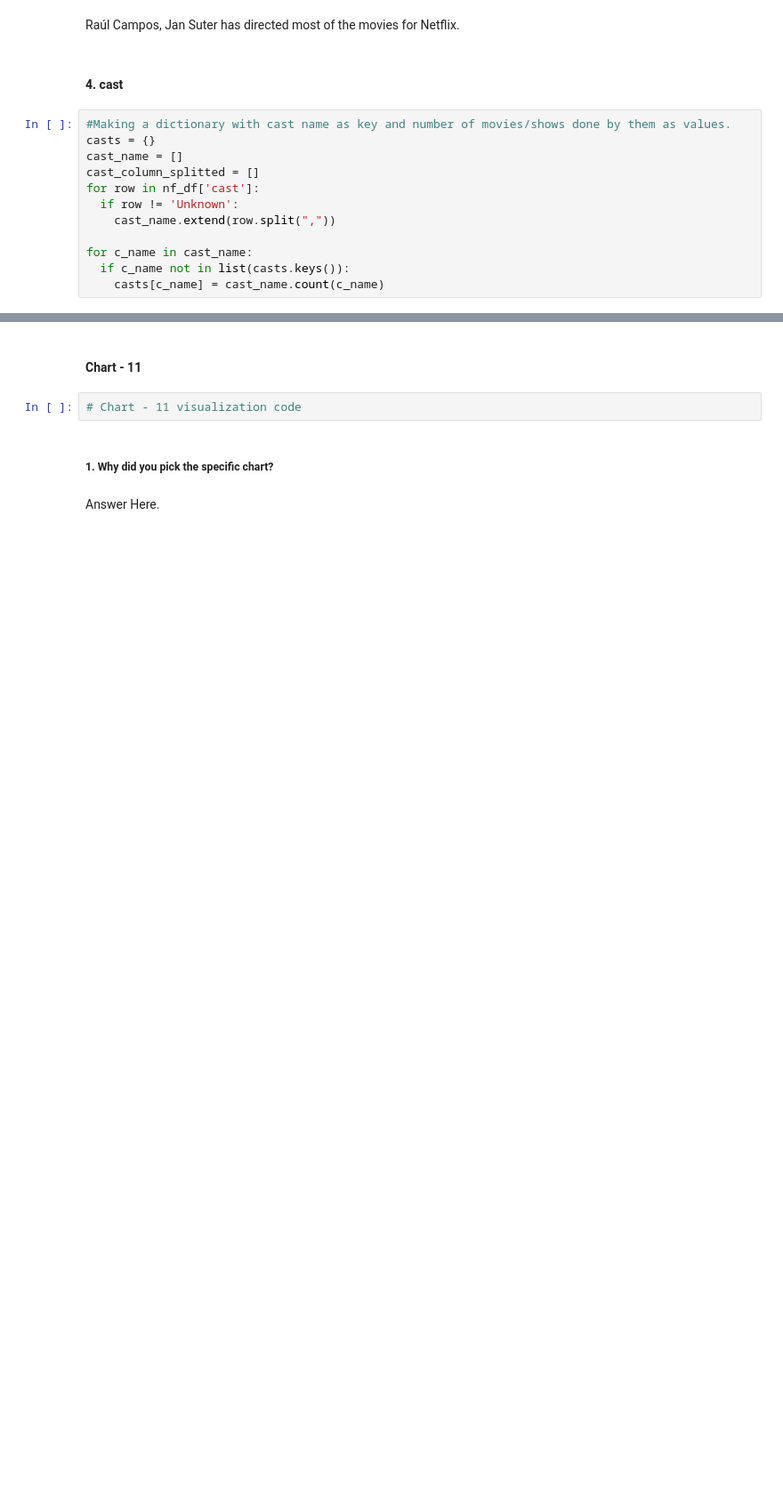
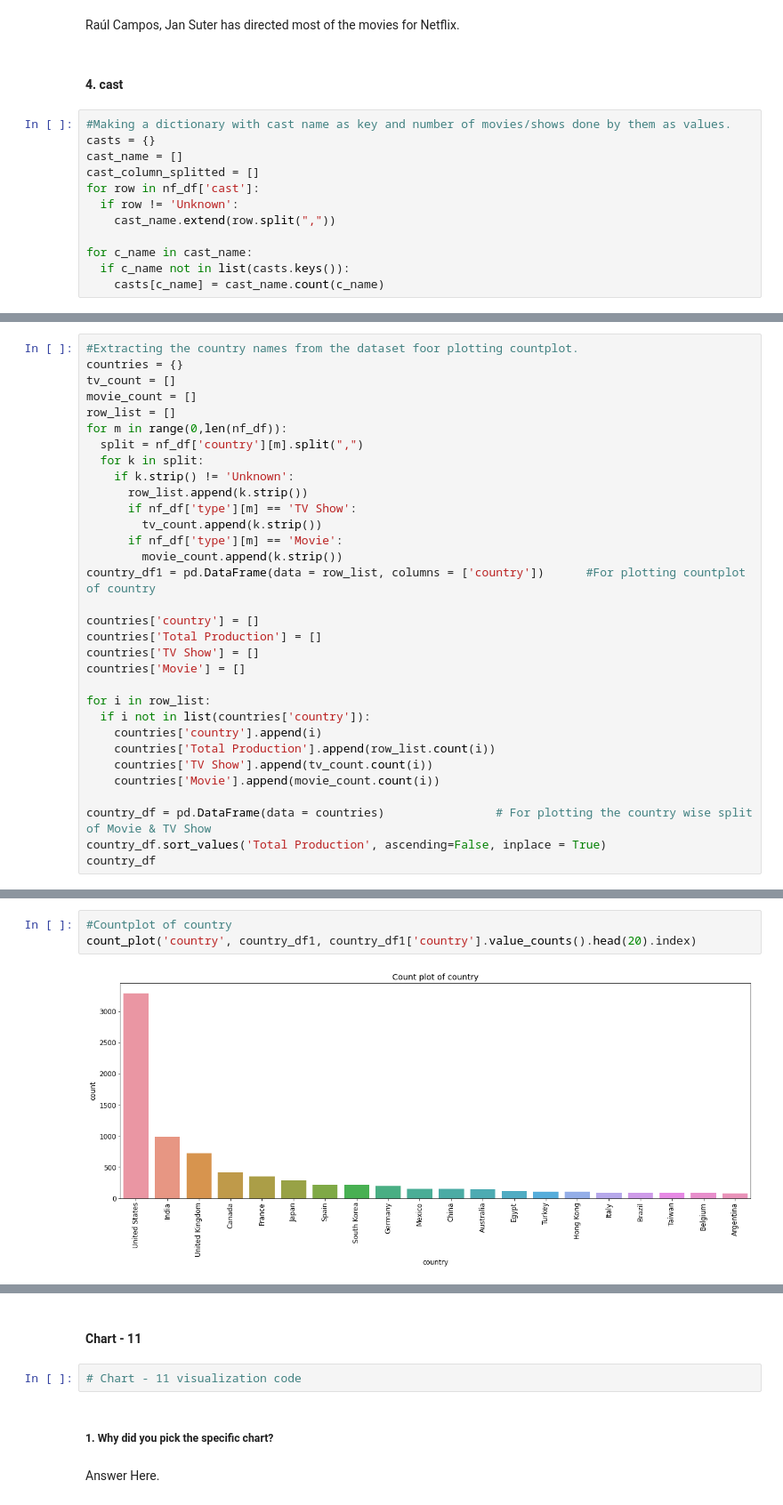
Before and after one commit to Prashant-Shaw/NETFLIX-Movies-TV-Shows-Clustering, a Jupyter notebook: NETFLIX_MOVIES_AND_TV_SHOWS_CLUSTERING.ipynb, the cells around one changed output, grey strips where cells are left out. Shown at 89% size. Cells and saved outputs as stored; diff of their text form; blank space fills up the shorter version.

```diff
--- a/NETFLIX_MOVIES_AND_TV_SHOWS_CLUSTERING.ipynb
+++ b/NETFLIX_MOVIES_AND_TV_SHOWS_CLUSTERING.ipynb
@@ -627,0 +528,32 @@ Answer Here
+# %%
+#Extracting the country names from the dataset foor plotting countplot.
+countries = {}
+tv_count = []
+movie_count = []
+row_list = []
+for m in range(0,len(nf_df)):
+  split = nf_df['country'][m].split(",")
+  for k in split:
+    if k.strip() != 'Unknown':
+      row_list.append(k.strip())
+      if nf_df['type'][m] == 'TV Show':
+        tv_count.append(k.strip())
+      if nf_df['type'][m] == 'Movie':
+        movie_count.append(k.strip())
+country_df1 = pd.DataFrame(data = row_list, columns = ['country'])      #For plotting countplot of country
+
+countries['country'] = []
+countries['Total Production'] = []
+countries['TV Show'] = []
+countries['Movie'] = []
+
+for i in row_list:
+  if i not in list(countries['country']):
+    countries['country'].append(i)
+    countries['Total Production'].append(row_list.count(i))
+    countries['TV Show'].append(tv_count.count(i))
+    countries['Movie'].append(movie_count.count(i))
+
+country_df = pd.DataFrame(data = countries)                # For plotting the country wise split of Movie & TV Show
+country_df.sort_values('Total Production', ascending=False, inplace = True)
+country_df
@@ -627,0 +574,5 @@ Answer Here
+# %%
+#Countplot of country
+count_plot('country', country_df1, country_df1['country'].value_counts().head(20).index)
+# %% [output]
+[figure, added]
```
Also changed, not shown: parts of 95 cells of this notebook.
